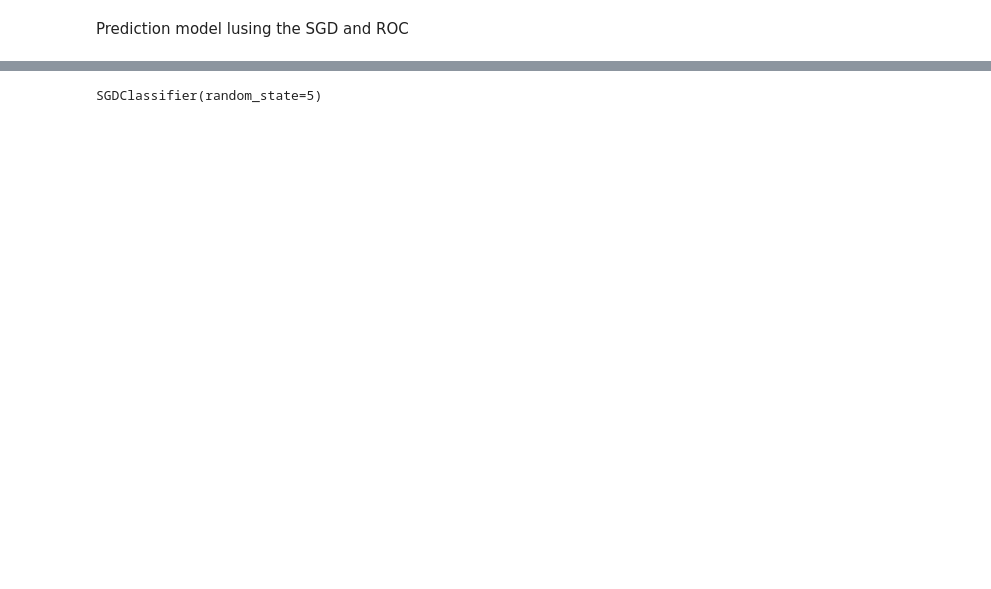
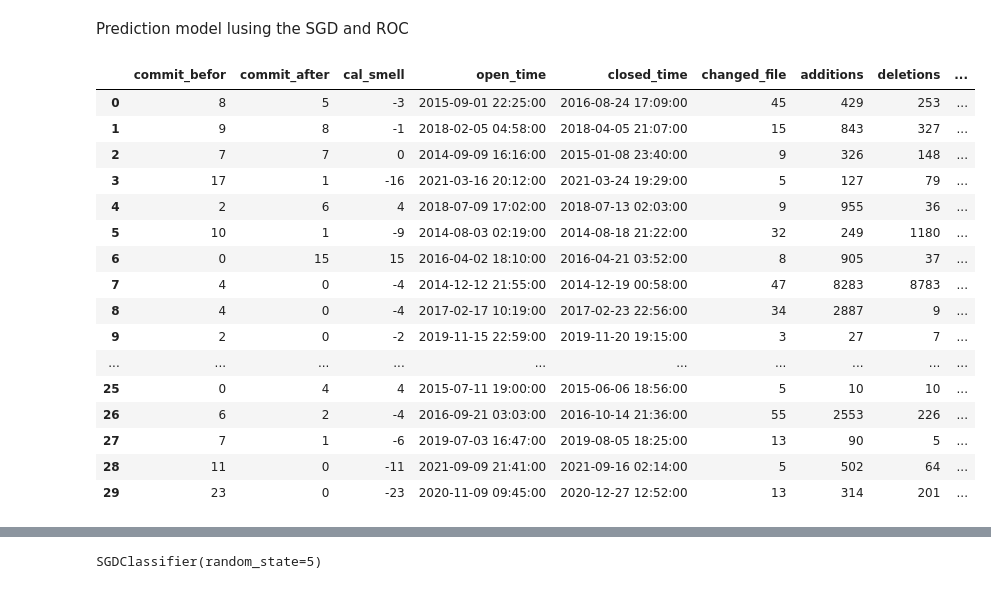
Before and after one commit to beaw21/Demo, a Jupyter notebook: test.04/project_flink.ipynb, the cells around one changed output, grey strips where cells are left out. Saved outputs shown, nothing was run; the diff lists cells and outputs as text; code cells hidden in the pictures; blank space fills up the shorter version.

```diff
--- a/test.04/project_flink.ipynb
+++ b/test.04/project_flink.ipynb
@@ -264,0 +267,20 @@ X , y = df_non_na.iloc[:, [True, True,  False, True, True,True, False, True, Tru
+# %%
+X
+# %% [output]
+|  | commit_befor | commit_after | cal_smell | open_time | closed_time | changed_file | additions | deletions | ... |
+| 0 | 8 | 5 | -3 | 2015-09-01 22:25:00 | 2016-08-24 17:09:00 | 45 | 429 | 253 | ... |
+| 1 | 9 | 8 | -1 | 2018-02-05 04:58:00 | 2018-04-05 21:07:00 | 15 | 843 | 327 | ... |
+| 2 | 7 | 7 | 0 | 2014-09-09 16:16:00 | 2015-01-08 23:40:00 | 9 | 326 | 148 | ... |
+| 3 | 17 | 1 | -16 | 2021-03-16 20:12:00 | 2021-03-24 19:29:00 | 5 | 127 | 79 | ... |
+| 4 | 2 | 6 | 4 | 2018-07-09 17:02:00 | 2018-07-13 02:03:00 | 9 | 955 | 36 | ... |
+| 5 | 10 | 1 | -9 | 2014-08-03 02:19:00 | 2014-08-18 21:22:00 | 32 | 249 | 1180 | ... |
+| 6 | 0 | 15 | 15 | 2016-04-02 18:10:00 | 2016-04-21 03:52:00 | 8 | 905 | 37 | ... |
+| 7 | 4 | 0 | -4 | 2014-12-12 21:55:00 | 2014-12-19 00:58:00 | 47 | 8283 | 8783 | ... |
+| 8 | 4 | 0 | -4 | 2017-02-17 10:19:00 | 2017-02-23 22:56:00 | 34 | 2887 | 9 | ... |
+| 9 | 2 | 0 | -2 | 2019-11-15 22:59:00 | 2019-11-20 19:15:00 | 3 | 27 | 7 | ... |
+| ... | ... | ... | ... | ... | ... | ... | ... | ... | ... |
+| 25 | 0 | 4 | 4 | 2015-07-11 19:00:00 | 2015-06-06 18:56:00 | 5 | 10 | 10 | ... |
+| 26 | 6 | 2 | -4 | 2016-09-21 03:03:00 | 2016-10-14 21:36:00 | 55 | 2553 | 226 | ... |
+| 27 | 7 | 1 | -6 | 2019-07-03 16:47:00 | 2019-08-05 18:25:00 | 13 | 90 | 5 | ... |
+| 28 | 11 | 0 | -11 | 2021-09-09 21:41:00 | 2021-09-16 02:14:00 | 5 | 502 | 64 | ... |
+| 29 | 23 | 0 | -23 | 2020-11-09 09:45:00 | 2020-12-27 12:52:00 | 13 | 314 | 201 | ... |
```
Also changed, not shown: parts of 19 cells of this notebook, 1 other file.
